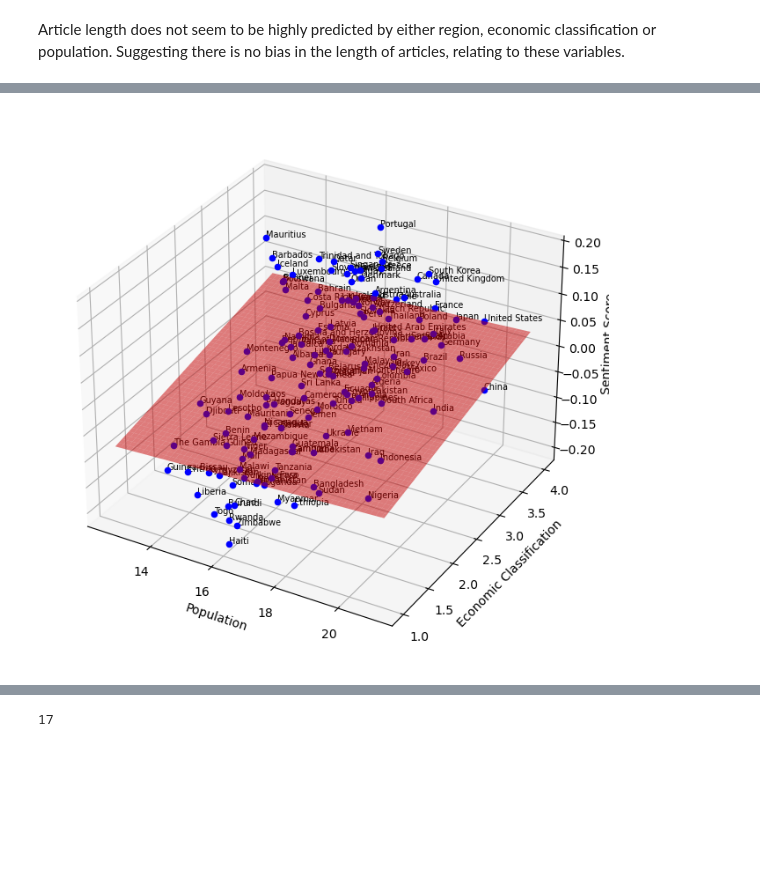
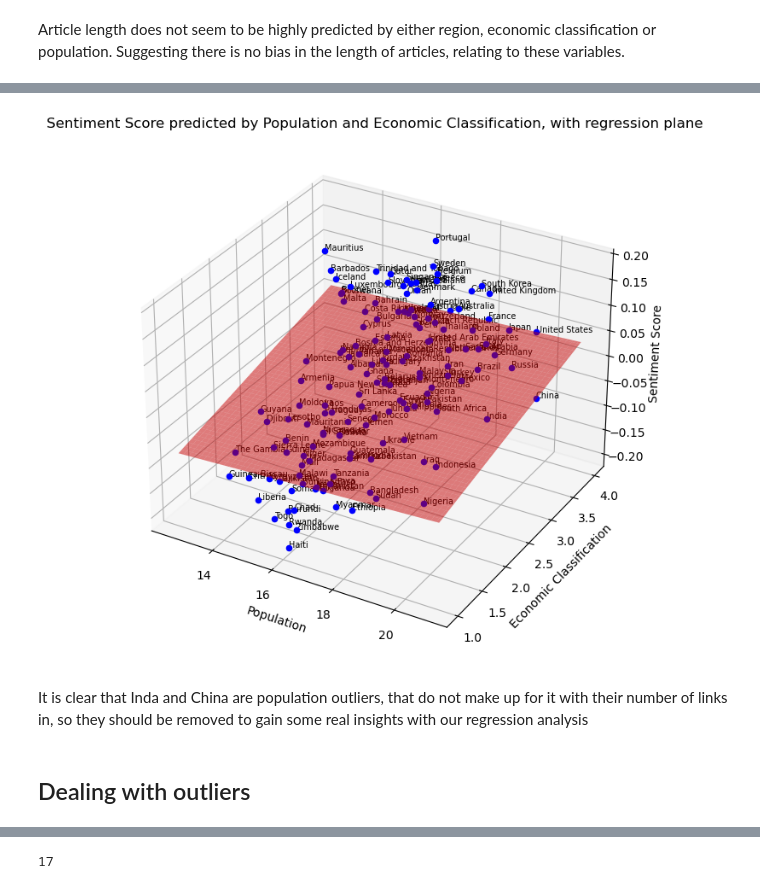
Before and after one commit to epfl-ada/ada-2023-project-jellyfish401, a Jupyter notebook: p2.ipynb, the cells around one changed output, grey strips where cells are left out. Saved outputs shown, nothing was run; the diff lists cells and outputs as text; code cells hidden in the pictures; blank space fills up the shorter version.

```diff
--- a/p2.ipynb
+++ b/p2.ipynb
@@ -1879,31 +1684,36 @@ y = main_df['sentiment score']
 countries = main_df['Country']
 
 # Build the model with a constant
 X_with_const = sm.add_constant(X)
 model = sm.OLS(y, X_with_const).fit()
 
 # Prepare data for 3D plot
 xx, yy = np.meshgrid(np.linspace(X['Population'].min(), X['Population'].max(), 100),
                      np.linspace(X['Economic classification_dummy'].min(), X['Economic classification_dummy'].max(), 100))
 zz = model.params[0] + model.params[1] * xx + model.params[2] * yy
 
 # Create 3D plot
 fig = plt.figure(figsize=(10, 8))
 ax = fig.add_subplot(111, projection='3d')
 
 # Plot the original data points and label them
 for idx, row in main_df.iterrows():
     ax.scatter(np.log(row['Population']), row['Economic classification_dummy'], row['sentiment score'], color='b', marker='o')
     ax.text(np.log(row['Population']), row['Economic classification_dummy'], row['sentiment score'], '%s' % (row['Country']), size=7, zorder=1)
 
 # Plot the regression plane
 ax.plot_surface(xx, yy, zz, color='r', alpha=0.5)
 
 # Set labels
 ax.set_xlabel('Population')
 ax.set_ylabel('Economic Classification')
 ax.set_zlabel('Sentiment Score')
+ax.set_title('Sentiment Score predicted by Population and Economic Classification, with regression plane')
 
 plt.show()
 # %% [output]
-[figure, old version]
+[figure, new version]
+# %% [markdown]
+It is clear that Inda and China are population outliers, that do not make up for it with their number of links in, so they should be removed to gain some real insights with our regression analysis
+# %% [markdown]
+## Dealing with outliers
```
Also changed, not shown: parts of 47 cells of this notebook.
